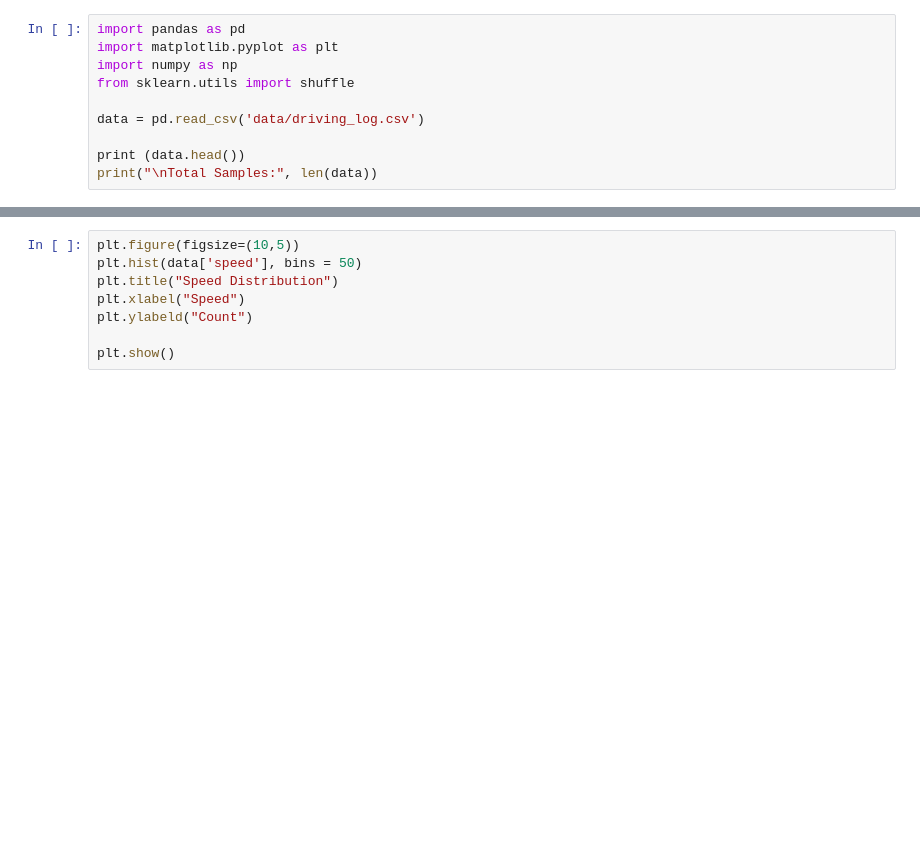
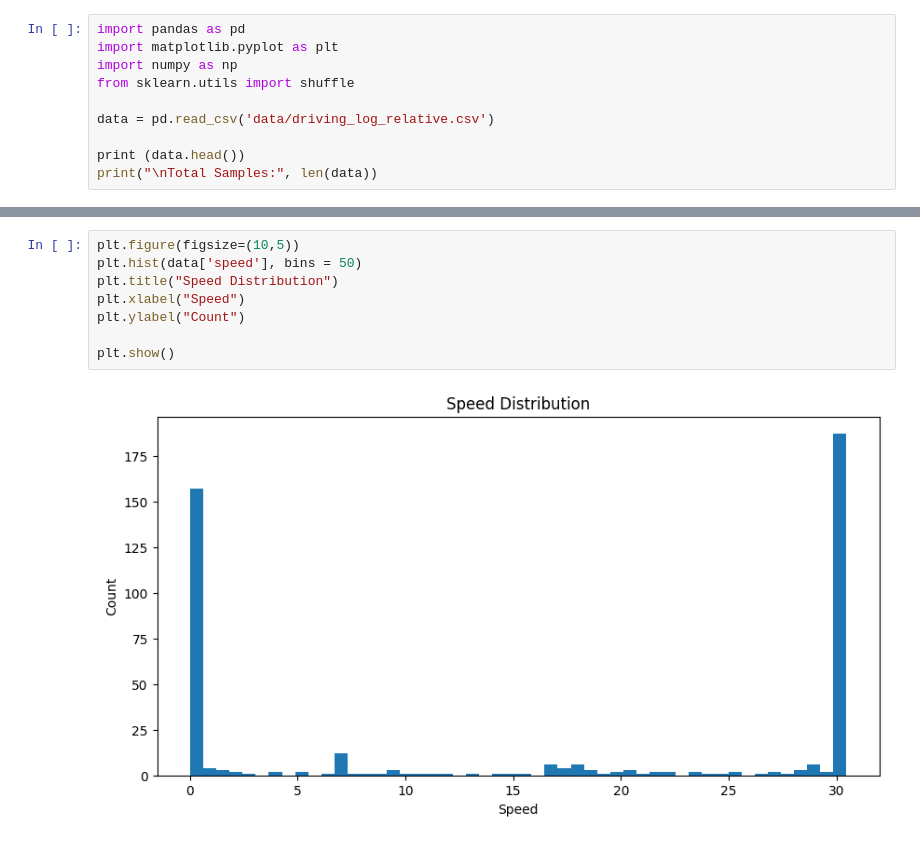
Before and after one commit to eljesam/Smart-Tech-CA2, a Jupyter notebook: exploration.ipynb, the cells around one changed output, grey strips where cells are left out. Drawn from its saved outputs; the diff is of its cells as text; blank space fills up the shorter version.

Commit message:
fixed data formatting, code runs

```diff
--- a/exploration.ipynb
+++ b/exploration.ipynb
@@ -4,7 +4,7 @@ import matplotlib.pyplot as plt
 import numpy as np
 from sklearn.utils import shuffle
 
-data = pd.read_csv('data/driving_log.csv')
+data = pd.read_csv('data/driving_log_relative.csv')
 
 print (data.head())
 print("\nTotal Samples:", len(data))
@@ -22,11 +42,13 @@ plt.show()
 # %%
 plt.figure(figsize=(10,5))
 plt.hist(data['speed'], bins = 50)
 plt.title("Speed Distribution")
 plt.xlabel("Speed")
-plt.ylabeld("Count")
+plt.ylabel("Count")
 
 plt.show()
+# %% [output]
+[figure, added]
 # %%
 steering = data ['steering']
 
```
Also changed, not shown: parts of 6 cells of this notebook, 5 other files.
